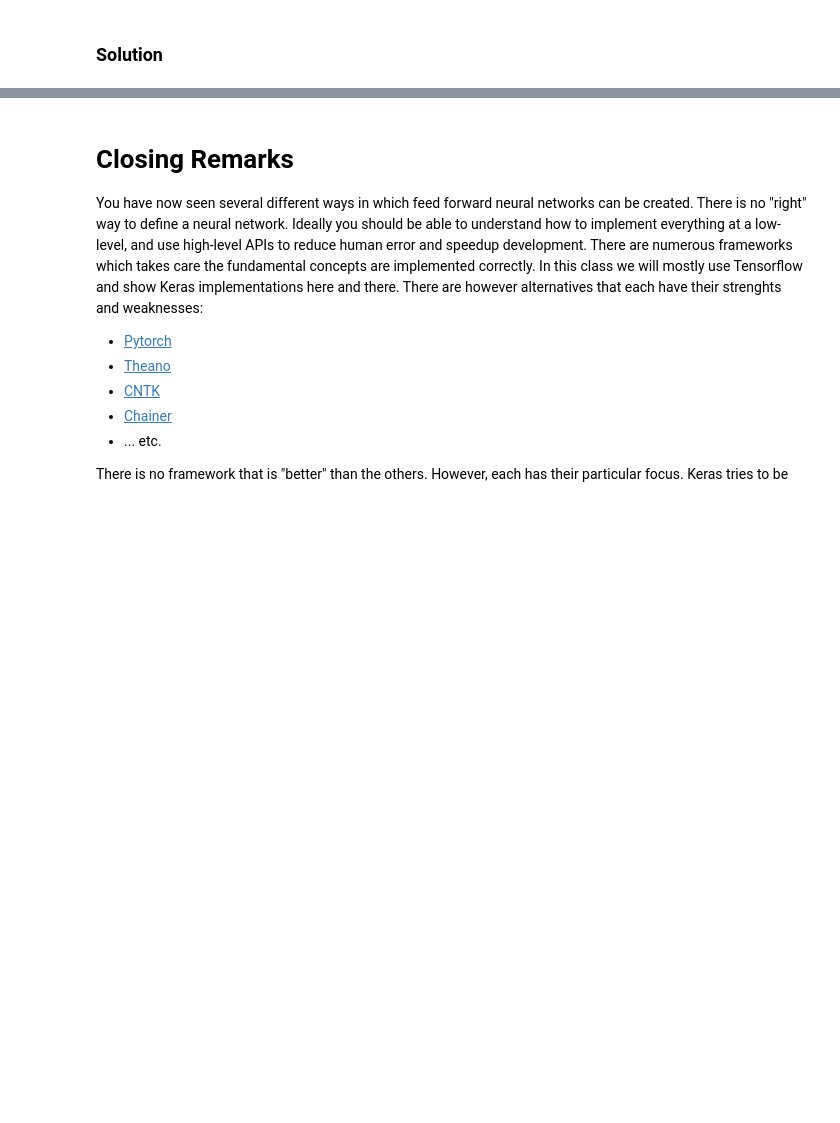
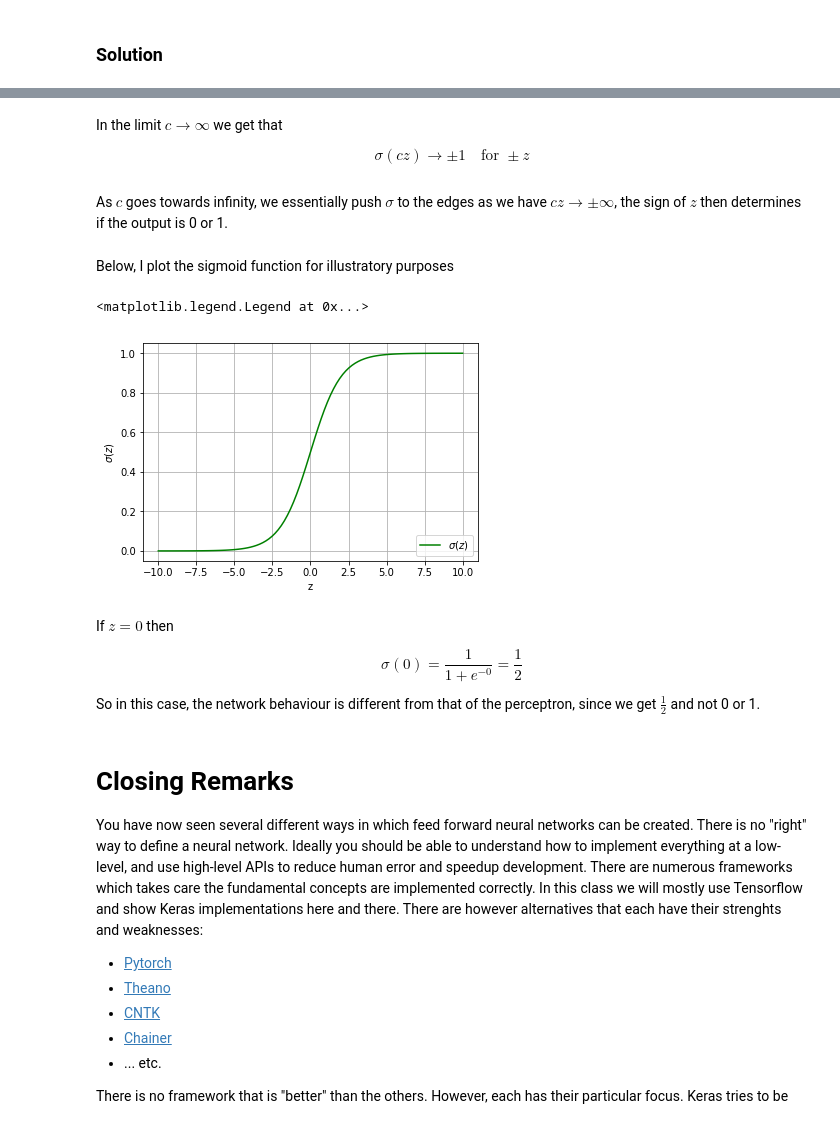
Before and after one commit to A-T-Kristensen/02456-deep-learning, a Jupyter notebook: notebooks/lab1_Introduction/7.EXE_MNIST.ipynb, the cells around one changed output, grey strips where cells are left out. Cells and saved outputs as stored; diff of their text form; code cells hidden in the pictures; blank space fills up the shorter version.

```diff
--- a/notebooks/lab1_Introduction/7.EXE_MNIST.ipynb
+++ b/notebooks/lab1_Introduction/7.EXE_MNIST.ipynb
@@ -750,3 +810,32 @@ Suppose we take all the weights and biases in a network of perceptrons, and mult
+# %% [markdown]
+In the limit $c \rightarrow \infty$ we get that
+
+\begin{equation}
+    \sigma(cz) \rightarrow \pm 1 \quad \mbox{for } \pm z
+\end{equation}
+# %% [markdown]
+As $c$ goes towards infinity, we essentially push $\sigma$ to the edges as we have $cz \rightarrow \pm \infty$, the sign of $z$ then determines if the output is 0 or 1.
+# %% [markdown]
+Below, I plot the sigmoid function for illustratory purposes
+# %%
+sigmoid = lambda x: 1 / (1 + np.exp(-x))
+y=np.linspace(-10,10,100)
+plt.plot(y,sigmoid(y),'g', label = '$\sigma(z)$')
+plt.grid()
+plt.xlabel('z')
+plt.ylabel('$\sigma(z)$')
+plt.legend(loc='lower right')
+# %% [output]
+<matplotlib.legend.Legend at 0x...>
+[figure, added]
+# %% [markdown]
+If $z=0$ then
+
+\begin{equation}
+    \sigma(0) = \frac{1}{1+e^{-0}} = \frac{1}{2}
+\end{equation}
+
+So in this case, the network behaviour is different from that of the perceptron, since we get $\frac{1}{2}$ and not 0 or 1.
 # %% [markdown]
 # Closing Remarks
 
```
Also changed, not shown: parts of 38 cells of this notebook.
